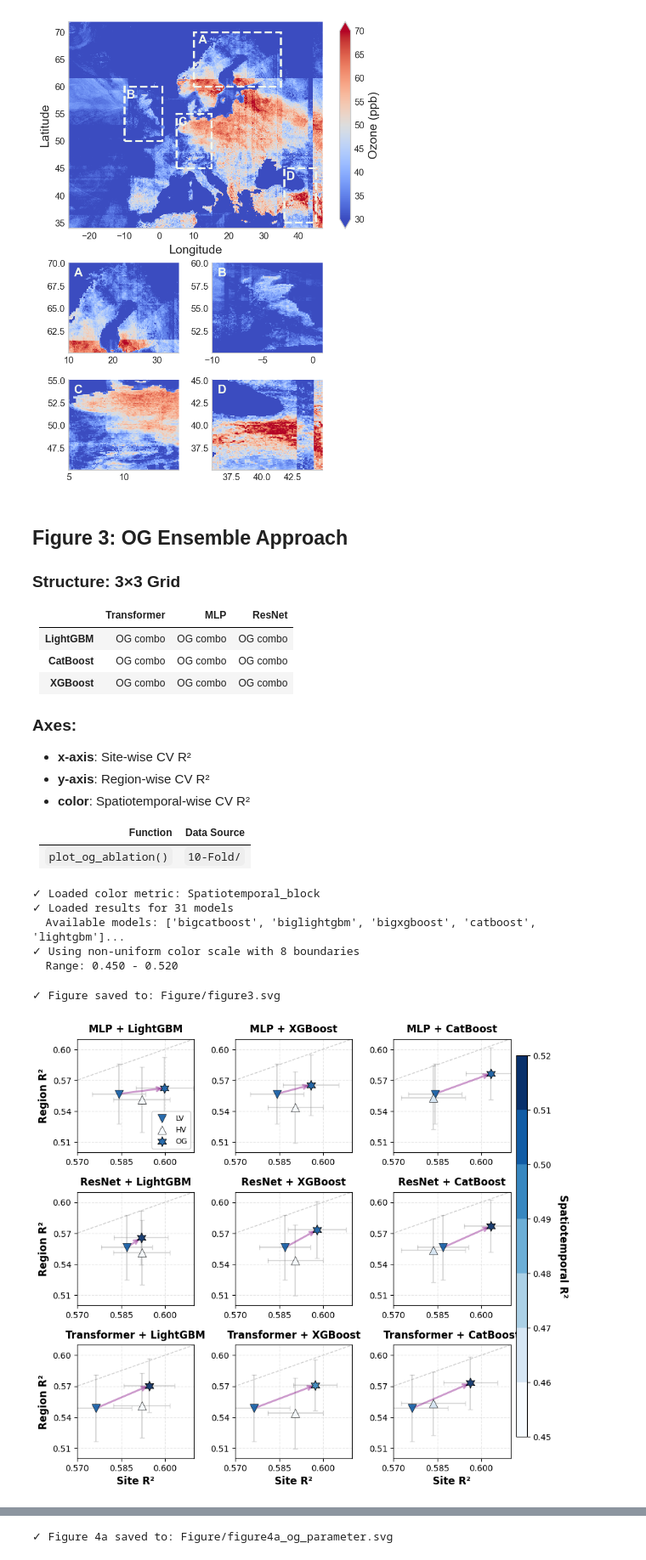
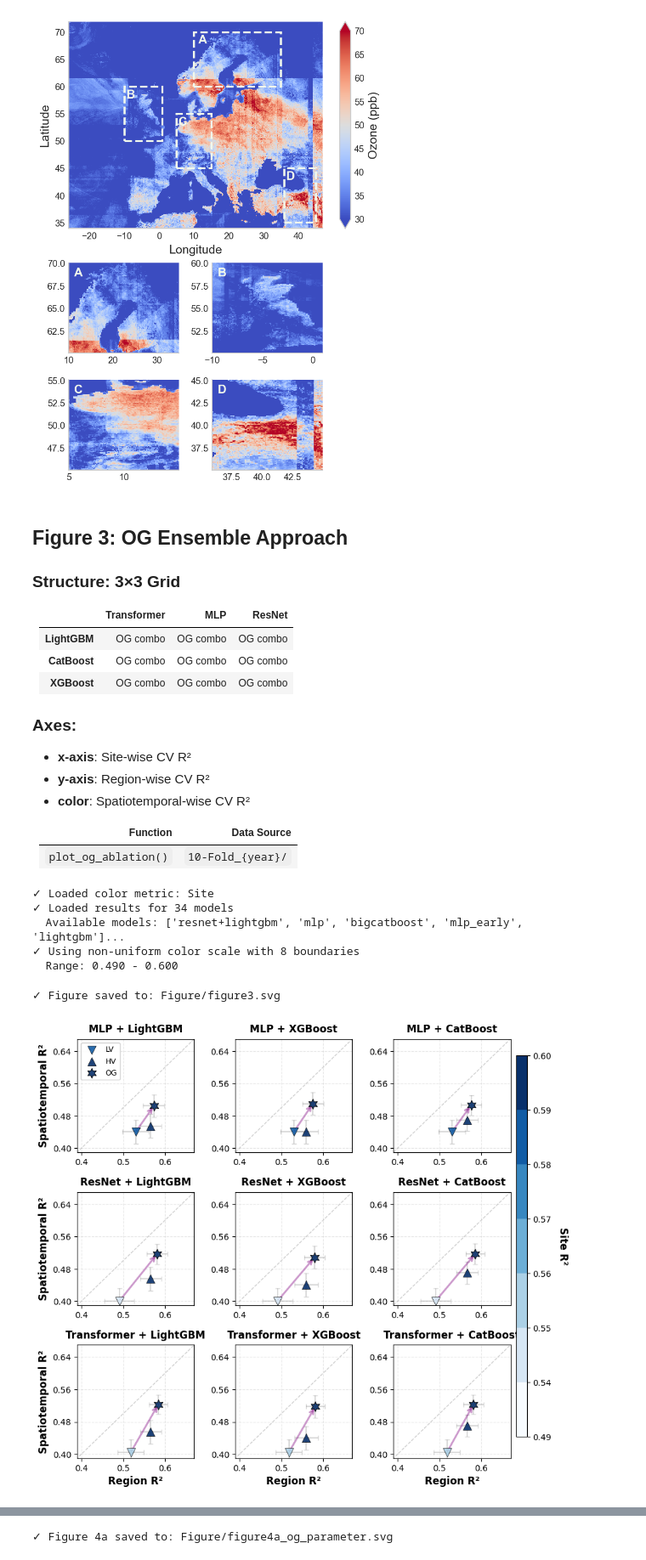
Before and after one commit to px39n/local_overfit, a Jupyter notebook: main_figures.ipynb, the cells around one changed output, grey strips where cells are left out. Shown at 85% size. Cells and saved outputs as stored; diff of their text form; code cells hidden in the pictures.

```diff
--- a/main_figures.ipynb
+++ b/main_figures.ipynb
@@ -319,54 +322,59 @@ plt.show()
 
 | Function | Data Source |
 |----------|-------------|
-| `plot_og_ablation()` | `10-Fold/` |
+| `plot_og_ablation()` | `10-Fold_{year}/` |
 # %%
 # ============================================================
 # Figure 3: OG Ablation Study (3×3 Grid)
 # ============================================================
 # Compare DL models (MLP, ResNet, Transformer) × ML models (LightGBM, XGBoost, CatBoost)
 # Original call from 4. All_Figures.ipynb
 
 from source_code.figure3 import plot_og_ablation
 from matplotlib.colors import LinearSegmentedColormap
 
-# 创建自定义渐变
+#
 custom_cmap = LinearSegmentedColormap.from_list(
     'custom', ['grey', 'lightblue']
 )
 
-# 输入参数 (exactly as in original 4. All_Figures.ipynb)
-project_path = f"{DATA_DIR}/appendix/10-Fold"
+project_path = [f"{DATA_DIR}/appendix/10-Fold_{year}" for year in [2019, 2020, 2021]]
 dl_group = ['mlp', 'resnet', 'transformer']
 ml_group = ['biglightgbm', 'bigxgboost', 'bigcatboost']
-metrics = ["Site", "Grid"]
+metrics = ["Grid", "Spatiotemporal_block"]
 
-# 绘制主图（3列子图，每列一个DL模型）
+#
 fig, axes = plot_og_ablation(
     project_path=project_path,
     dl_group=dl_group,
     ml_group=ml_group,
     metrics=metrics,
     early_stop=True,
-    x_lim=[0.57, 0.61],
-    y_lim=[0.5, 0.61],
+    early_type="train",
+    x_lim=[0.39, 0.67],
+    y_lim=[0.39, 0.67],
+    #mode="percent",
     x_locator=3,
     y_locator=4,
     figsize=(9, 9),
-    color_metric="Spatiotemporal_block",
-    color_boundaries=[0.45, 0.46, 0.47, 0.48, 0.49, 0.50, 0.510, 0.520],
+    color_metric="Site",
+    show_ensemble_og=False,
+    show_ensemble_mldl=False,
+    show_ensemble_ogmls=False,
+    show_ensemble_dlmls=False,
+    color_boundaries=[0.54, 0.55, 0.56, 0.57, 0.49, 0.58, 0.59, 0.60],
     bold=True,
     save_path=f"{FIGURE_DIR}/figure3.svg"
 )
 plt.show()
 # %% [output]
-✓ Loaded color metric: Spatiotemporal_block
-✓ Loaded results for 31 models
-  Available models: ['bigcatboost', 'biglightgbm', 'bigxgboost', 'catboost', 'lightgbm']...
+✓ Loaded color metric: Site
+✓ Loaded results for 34 models
+  Available models: ['resnet+lightgbm', 'mlp', 'bigcatboost', 'mlp_early', 'lightgbm']...
 ✓ Using non-uniform color scale with 8 boundaries
-  Range: 0.450 - 0.520
+  Range: 0.490 - 0.600
 ✓ Figure saved to: Figure/figure3.svg
-[figure, old version]
+[figure, new version]
 # %% [markdown]
 ## Figure 4: OG Mitigation of Local Overfitting
 
```
Also changed, not shown: parts of 1 cell of this notebook, 7 other files.
